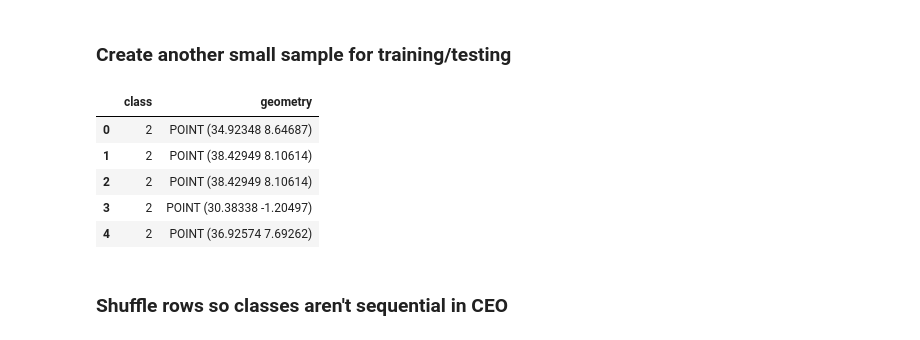
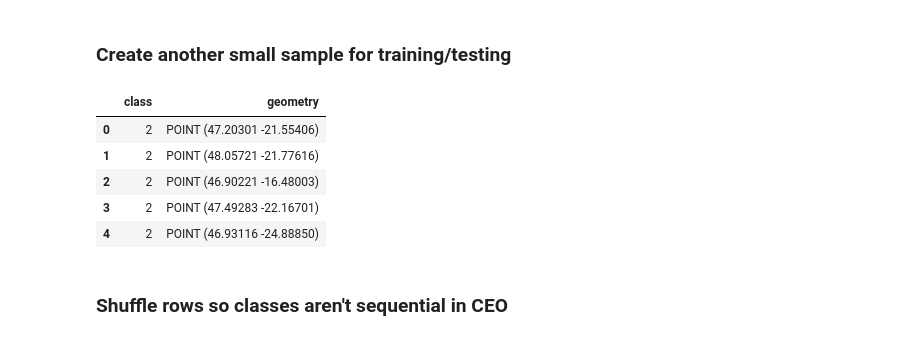
Before and after one commit to fivejjs/deafrica-sandbox-notebooks, a Jupyter notebook: crop_mask/create_reference_data_polygons.ipynb, the cells around one changed output. Drawn from its saved outputs; the diff is of its cells as text; code cells hidden in the pictures.

```diff
--- a/crop_mask/create_reference_data_polygons.ipynb
+++ b/crop_mask/create_reference_data_polygons.ipynb
@@ -40,13 +40,13 @@ create_local_dask_cluster()
 crop_mask_shp = 'data/GFSAD/GFSAD_mosaic_60m.tif'
 
 #AEZ to mask crop mask
-aez = 'data/AEZs/Eastern.shp'
+aez = 'data/AEZs/Indian_ocean.shp'
 
 #location and file name to store shapefiles.
-results = 'data/training_validation/collect_earth/eastern/eastern_TD'
+results = 'data/training_validation/collect_earth/indian_ocean/indian_ocean_TD'
 
 #total number of sample points
-n_sample = 2000
+n_sample = 1000
 
 #number of classes to sample
 n_class= 2
@@ -187,22 +198,22 @@ gdf_points = pd.concat([gdf_points,crops,noncrops]).reset_index(drop=True).drop(
 # %% [markdown]
 ### Create another small sample for training/testing
 # %%
-crops = gfsad_gdf[gfsad_gdf['class']==1].sample(n=50, replace=False).reset_index(drop=True)
-noncrops = gfsad_gdf[gfsad_gdf['class']==0].sample(n=50, replace=False).reset_index(drop=True)
+crops = gfsad_gdf[gfsad_gdf['class']==1].sample(n=30, replace=False).reset_index(drop=True)
+noncrops = gfsad_gdf[gfsad_gdf['class']==0].sample(n=30, replace=False).reset_index(drop=True)
 
 #reclassify class int to match GFSAD scheme
 crops['class'] = np.where(crops['class'] == 1,2, crops['class'])
 noncrops['class'] = np.where(noncrops['class'] == 0,1, crops['class'])
 
 testing_gdf_points = pd.concat([crops,noncrops]).reset_index(drop=True).drop(columns=['ID','CODE','COUNTRY'])
 testing_gdf_points.head()
 # %% [output]
 |  | class | geometry |
-| 0 | 2 | POINT (34.92348 8.64687) |
-| 1 | 2 | POINT (38.42949 8.10614) |
-| 2 | 2 | POINT (38.42949 8.10614) |
-| 3 | 2 | POINT (30.38338 -1.20497) |
-| 4 | 2 | POINT (36.92574 7.69262) |
+| 0 | 2 | POINT (47.20301 -21.55406) |
+| 1 | 2 | POINT (48.05721 -21.77616) |
+| 2 | 2 | POINT (46.90221 -16.48003) |
+| 3 | 2 | POINT (47.49283 -22.16701) |
+| 4 | 2 | POINT (46.93116 -24.88850) |
 # %% [markdown]
 ### Shuffle rows so classes aren't sequential in CEO
 # %%
```
Also changed, not shown: parts of 8 cells of this notebook, 3 other files.
